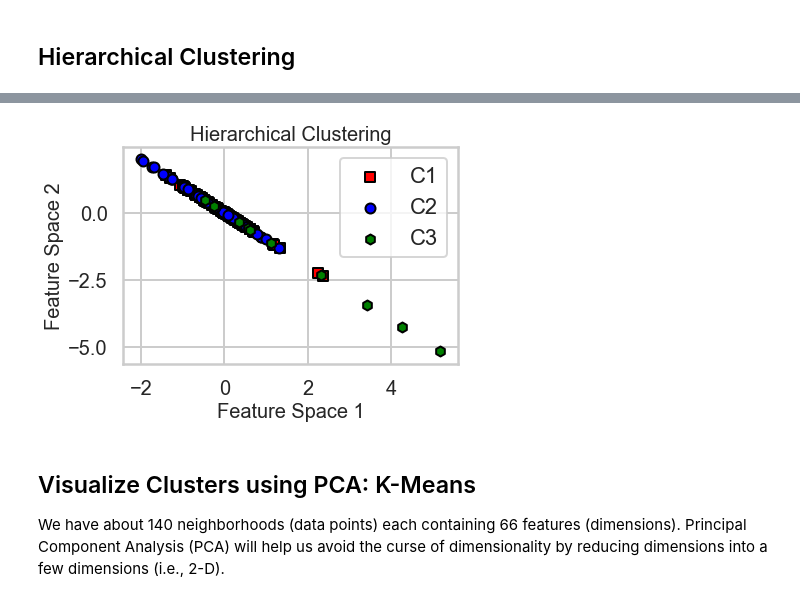
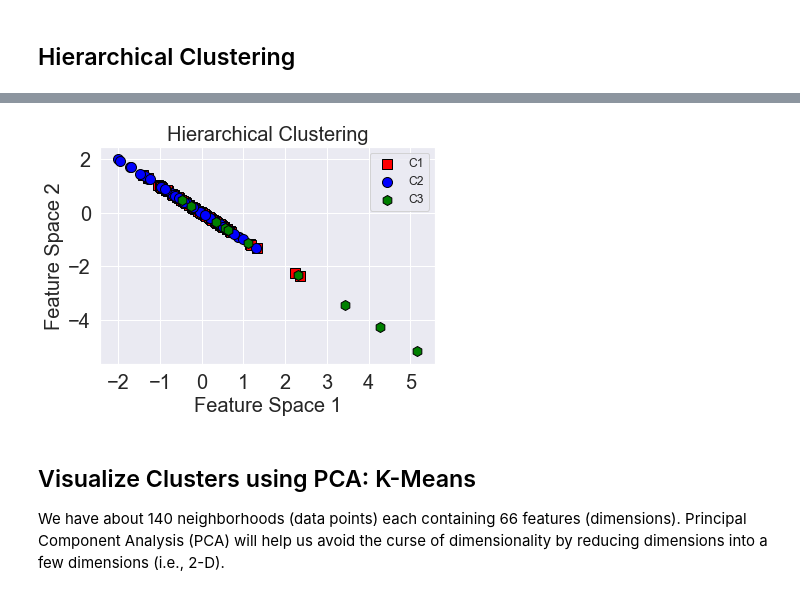
Before and after one commit to yoots88/portfolio, a Jupyter notebook: p5_community_health_profile/p5_community_health_profile.ipynb, the cells around one changed output, grey strips where cells are left out. Saved outputs shown, nothing was run; the diff lists cells and outputs as text; code cells hidden in the pictures.

```diff
--- a/p5_community_health_profile/p5_community_health_profile.ipynb
+++ b/p5_community_health_profile/p5_community_health_profile.ipynb
@@ -48,7 +46,7 @@ import seaborn as sns
 
 # Setup Seaborn:
 sns.set_style('whitegrid')
-sns.set_context('poster')
+#sns.set_context('poster')
 # %% [markdown]
 ## Data Loading ##
 The dataset consists of information on various community health profile at a neighborhood level across Toronto area. The types of features include but not limited to 10 different types of indicator sources (i.e., population, socio-demographics, primary care, emergency care, adult health disease and etc.).
@@ -449,34 +620,34 @@ y_hc = hc.fit_predict(X_cols_std)
 # %%
 # Step 3: visualizing the clusters
 plt.scatter(X_cols_std[y_hc == 0, 0],
             X_cols_std[y_hc == 0, 1],
             s = 100, c = 'red',
             marker='s', edgecolor='black',
             label = 'C1')
 plt.scatter(X_cols_std[y_hc == 1, 0],
             X_cols_std[y_hc == 1, 1],
             s = 100, c = 'blue',
             marker='o', edgecolor='black',
             label = 'C2')
 plt.scatter(X_cols_std[y_hc == 2, 0],
             X_cols_std[y_hc == 2, 1],
             s = 100, c = 'green',
             marker='h', edgecolor='black',
             label = 'C3')
 #plt.scatter(X_cols_std[y_hc == 3, 0],
 #            X_cols_std[y_hc == 3, 1],
 #            s = 100, c = 'magenta',
 #            marker='h', edgecolor='black',
 #            label = 'C4')
-plt.title('Hierarchical Clustering', fontsize=20)
-plt.xlabel('Feature Space 1', fontsize=20)
-xt = plt.xticks(fontsize=20)
-plt.ylabel('Feature Space 2', fontsize=20)
-yt = plt.yticks(fontsize=20)
+plt.title('Hierarchical Clustering', fontsize=15)
+plt.xlabel('Feature Space 1', fontsize=15)
+xt = plt.xticks(fontsize=15)
+plt.ylabel('Feature Space 2', fontsize=15)
+yt = plt.yticks(fontsize=15)
 plt.legend()
 plt.show()
 # %% [output]
-[figure, old version]
+[figure, new version]
 # %% [markdown]
 ## Visualize Clusters using PCA: K-Means ##
 We have about 140 neighborhoods (data points) each containing 66 features (dimensions). Principal Component Analysis (PCA) will help us avoid the curse of dimensionality by reducing dimensions into a few dimensions (i.e., 2-D).
```
Also changed, not shown: parts of 40 cells of this notebook.
